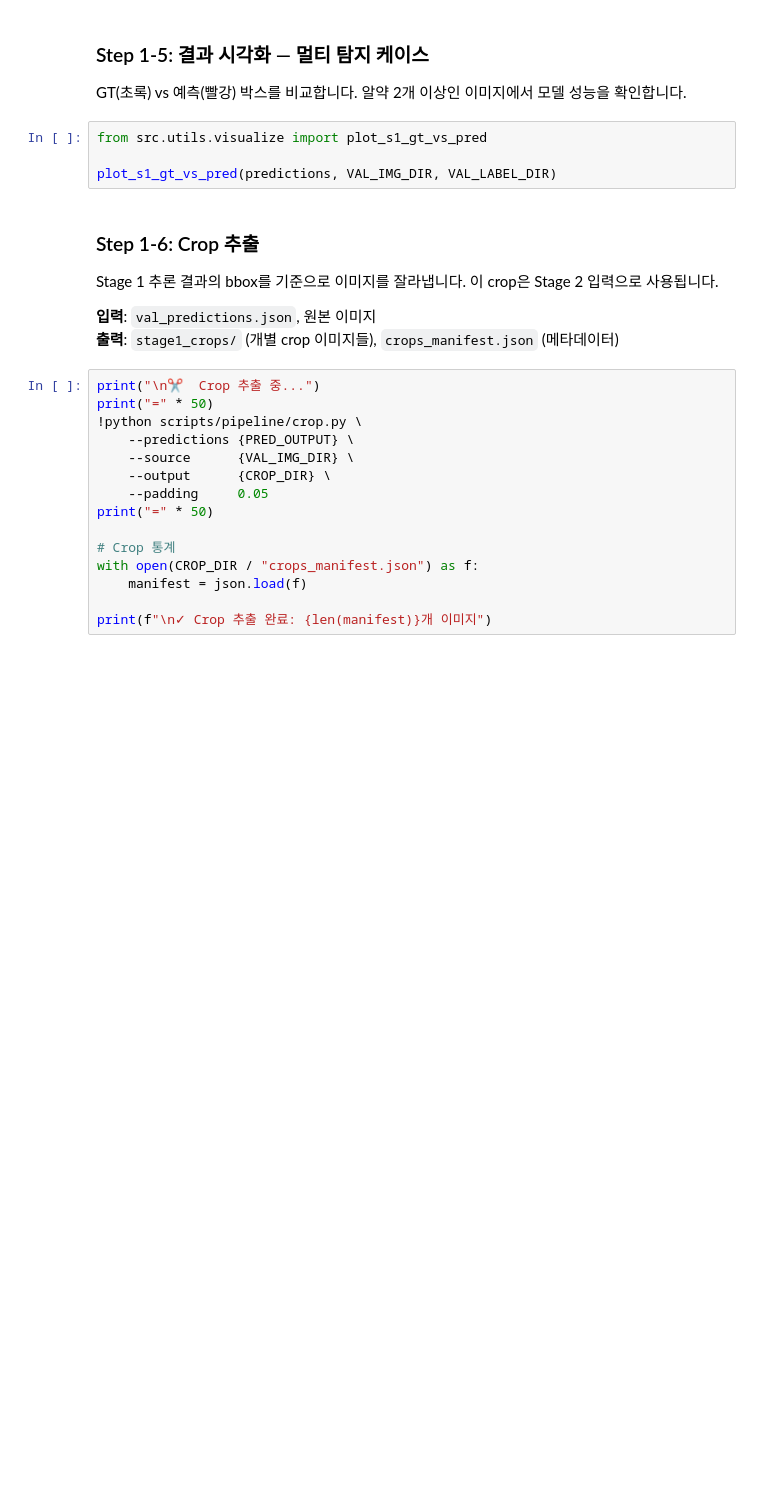
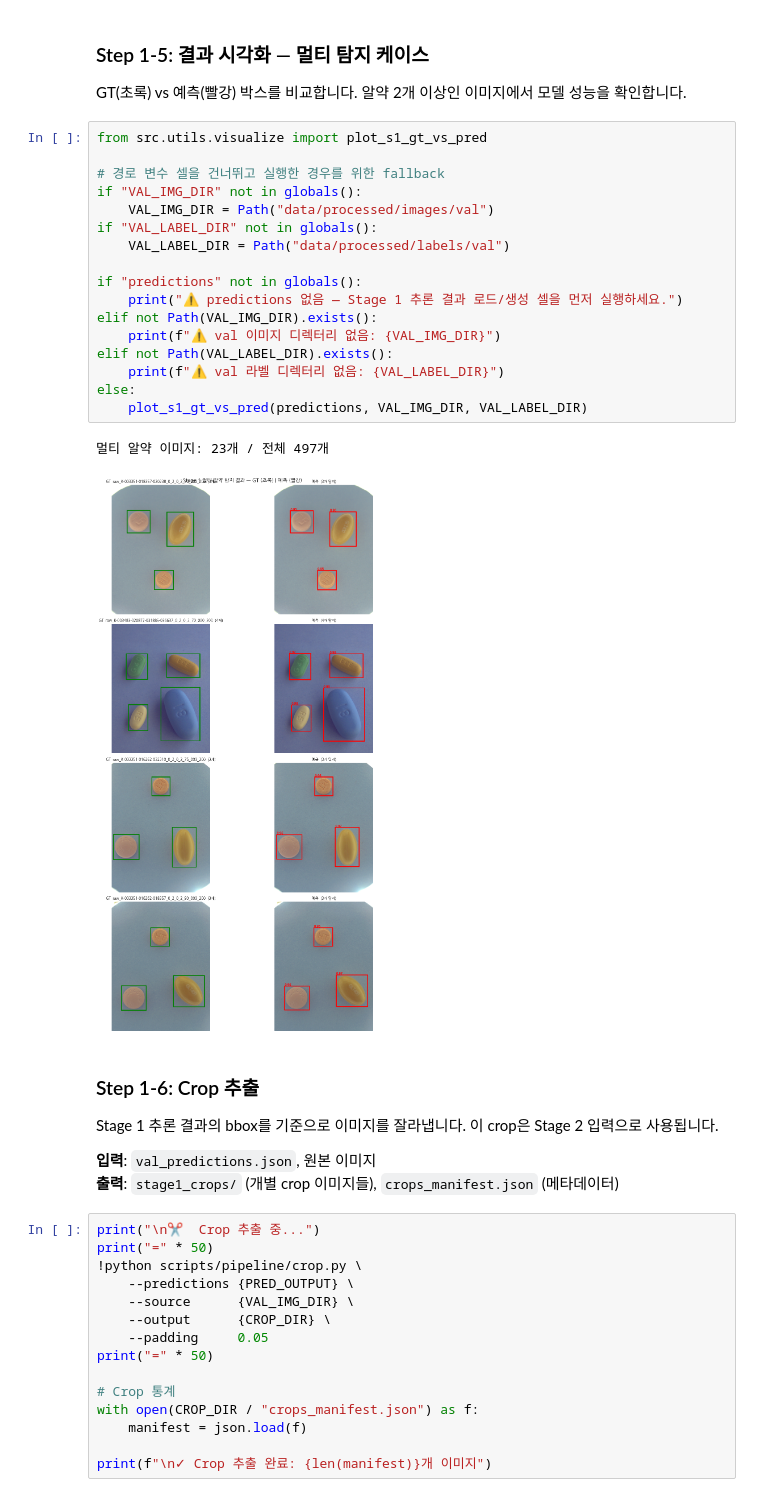
Before and after one commit to Codeit-Part2-2Team/codeit-part2-2team-project, a Jupyter notebook: notebooks/pipeline_tutorial.ipynb, the cells around one changed output. Saved outputs shown, nothing was run; the diff lists cells and outputs as text; blank space fills up the shorter version.

```diff
--- a/notebooks/pipeline_tutorial.ipynb
+++ b/notebooks/pipeline_tutorial.ipynb
@@ -272,7 +410,23 @@ GT(초록) vs 예측(빨강) 박스를 비교합니다. 알약 2개 이상인
 # %%
 from src.utils.visualize import plot_s1_gt_vs_pred
 
-plot_s1_gt_vs_pred(predictions, VAL_IMG_DIR, VAL_LABEL_DIR)
+# 경로 변수 셀을 건너뛰고 실행한 경우를 위한 fallback
+if "VAL_IMG_DIR" not in globals():
+    VAL_IMG_DIR = Path("data/processed/images/val")
+if "VAL_LABEL_DIR" not in globals():
+    VAL_LABEL_DIR = Path("data/processed/labels/val")
+
+if "predictions" not in globals():
+    print("⚠️ predictions 없음 — Stage 1 추론 결과 로드/생성 셀을 먼저 실행하세요.")
+elif not Path(VAL_IMG_DIR).exists():
+    print(f"⚠️ val 이미지 디렉터리 없음: {VAL_IMG_DIR}")
+elif not Path(VAL_LABEL_DIR).exists():
+    print(f"⚠️ val 라벨 디렉터리 없음: {VAL_LABEL_DIR}")
+else:
+    plot_s1_gt_vs_pred(predictions, VAL_IMG_DIR, VAL_LABEL_DIR)
+# %% [output]
+멀티 알약 이미지: 23개 / 전체 497개
+[figure, added]
 # %% [markdown]
 ### Step 1-6: Crop 추출
 
```
Also changed, not shown: parts of 30 cells of this notebook, 3 other files.
